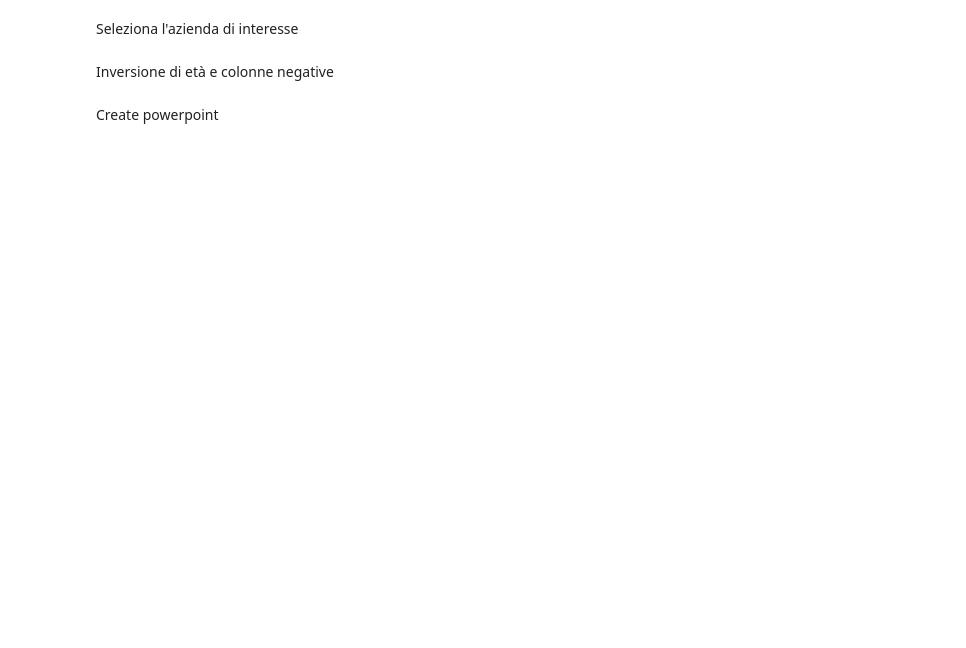
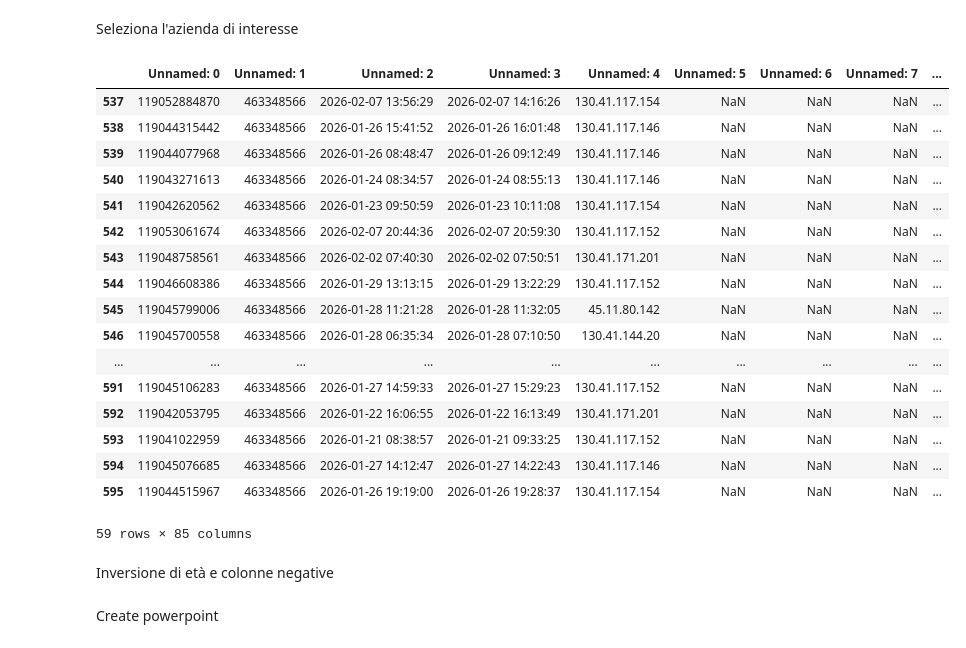
Before and after one commit to Luca162003/HSE, a Jupyter notebook: HSE_modificato.ipynb, the cells around one changed output. Saved outputs shown, nothing was run; the diff lists cells and outputs as text; code cells hidden in the pictures; blank space fills up the shorter version.

```diff
--- a/HSE_modificato.ipynb
+++ b/HSE_modificato.ipynb
@@ -13,11 +14,29 @@ import textwrap
 Seleziona l'azienda di interesse
 # %%
 data_all = pd.read_excel('Dati finali corretti.xlsx', header=1)
-name = 'GREENTURE HOLDING'
-name1 = "GREENTURE CUBOGAS"
-data_invertito = data_all.loc[
-    (data_all['Response.1'] == name) | (data_all['Response.1'] == name1)
-]
+name = 'SET - ONSHORE'
+#data_invertito = data_all[(data_all['Response.1'] == name) | (data_all['Response.1'] == name1)]
+data_invertito = data_all[(data_all['Response.1']== name)]
+data_invertito
+# %% [output]
+|  | Unnamed: 0 | Unnamed: 1 | Unnamed: 2 | Unnamed: 3 | Unnamed: 4 | Unnamed: 5 | Unnamed: 6 | Unnamed: 7 | ... |
+| 537 | 119052884870 | 463348566 | 2026-02-07 13:56:29 | 2026-02-07 14:16:26 | 130.41.117.154 | NaN | NaN | NaN | ... |
+| 538 | 119044315442 | 463348566 | 2026-01-26 15:41:52 | 2026-01-26 16:01:48 | 130.41.117.146 | NaN | NaN | NaN | ... |
+| 539 | 119044077968 | 463348566 | 2026-01-26 08:48:47 | 2026-01-26 09:12:49 | 130.41.117.146 | NaN | NaN | NaN | ... |
+| 540 | 119043271613 | 463348566 | 2026-01-24 08:34:57 | 2026-01-24 08:55:13 | 130.41.117.146 | NaN | NaN | NaN | ... |
+| 541 | 119042620562 | 463348566 | 2026-01-23 09:50:59 | 2026-01-23 10:11:08 | 130.41.117.154 | NaN | NaN | NaN | ... |
+| 542 | 119053061674 | 463348566 | 2026-02-07 20:44:36 | 2026-02-07 20:59:30 | 130.41.117.152 | NaN | NaN | NaN | ... |
+| 543 | 119048758561 | 463348566 | 2026-02-02 07:40:30 | 2026-02-02 07:50:51 | 130.41.171.201 | NaN | NaN | NaN | ... |
+| 544 | 119046608386 | 463348566 | 2026-01-29 13:13:15 | 2026-01-29 13:22:29 | 130.41.117.152 | NaN | NaN | NaN | ... |
+| 545 | 119045799006 | 463348566 | 2026-01-28 11:21:28 | 2026-01-28 11:32:05 | 45.11.80.142 | NaN | NaN | NaN | ... |
+| 546 | 119045700558 | 463348566 | 2026-01-28 06:35:34 | 2026-01-28 07:10:50 | 130.41.144.20 | NaN | NaN | NaN | ... |
+| ... | ... | ... | ... | ... | ... | ... | ... | ... | ... |
+| 591 | 119045106283 | 463348566 | 2026-01-27 14:59:33 | 2026-01-27 15:29:23 | 130.41.117.152 | NaN | NaN | NaN | ... |
+| 592 | 119042053795 | 463348566 | 2026-01-22 16:06:55 | 2026-01-22 16:13:49 | 130.41.171.201 | NaN | NaN | NaN | ... |
+| 593 | 119041022959 | 463348566 | 2026-01-21 08:38:57 | 2026-01-21 09:33:25 | 130.41.117.152 | NaN | NaN | NaN | ... |
+| 594 | 119045076685 | 463348566 | 2026-01-27 14:12:47 | 2026-01-27 14:22:43 | 130.41.117.146 | NaN | NaN | NaN | ... |
+| 595 | 119044515967 | 463348566 | 2026-01-26 19:19:00 | 2026-01-26 19:28:37 | 130.41.117.154 | NaN | NaN | NaN | ... |
+59 rows × 85 columns
 # %% [markdown]
 Inversione di età e colonne negative
 # %%
```
Also changed, not shown: parts of 2 cells of this notebook, 16 other files.
